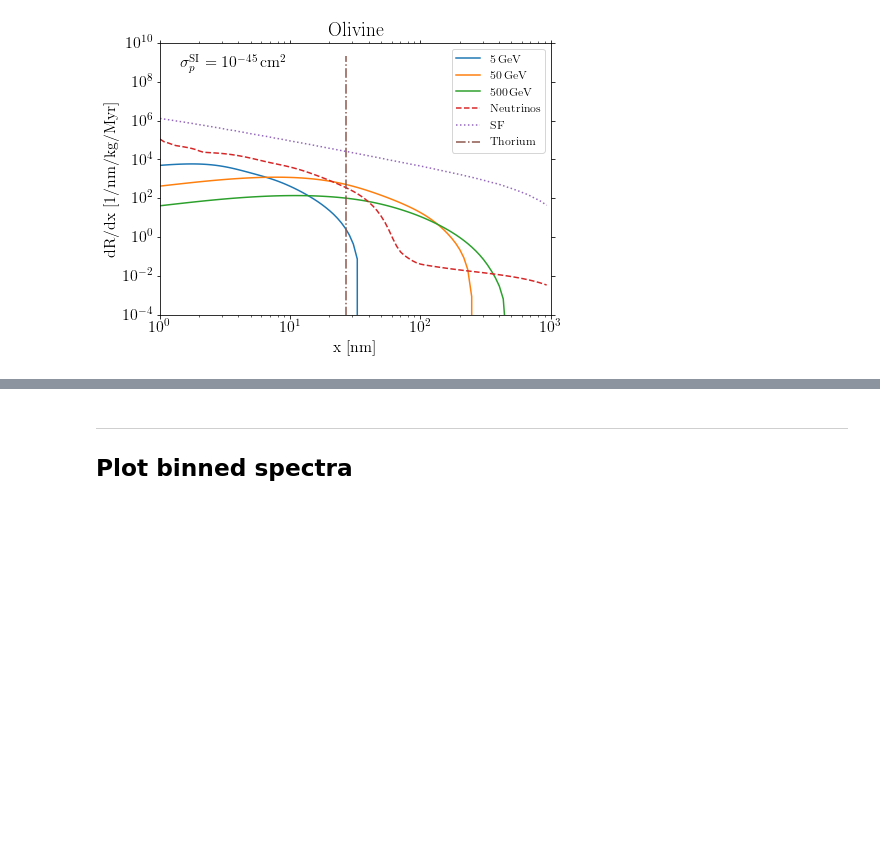
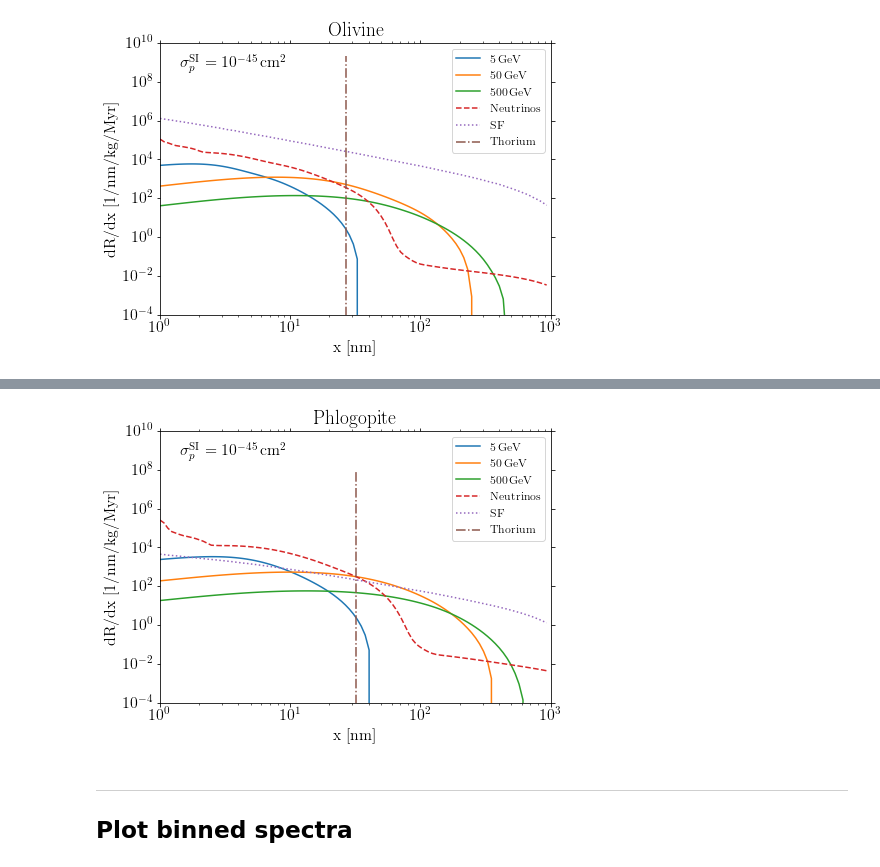
Before and after one commit to tedwards2412/paleo_detectors, a Jupyter notebook: Notebooks/PlotSpectra.ipynb, the cells around one changed output, grey strips where cells are left out. Drawn from its saved outputs; the diff is of its cells as text; code cells hidden in the pictures; blank space fills up the shorter version.

Commit message:
Added Phlogopite spectra plot

```diff
--- a/Notebooks/PlotSpectra.ipynb
+++ b/Notebooks/PlotSpectra.ipynb
@@ -196,3 +183,7 @@ plotSpectrum(Oliv)
+# %%
+plotSpectrum(Phlo)
+# %% [output]
+[figure, added]
 # %% [markdown]
 ------
 ## Plot binned spectra
```
Also changed, not shown: parts of 7 cells of this notebook, 3 other files.
